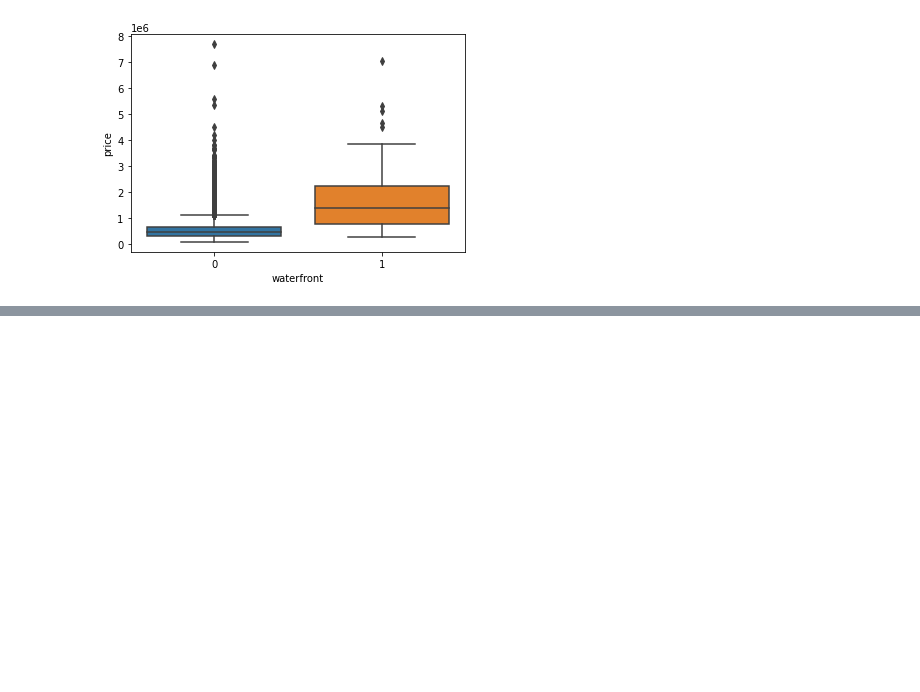
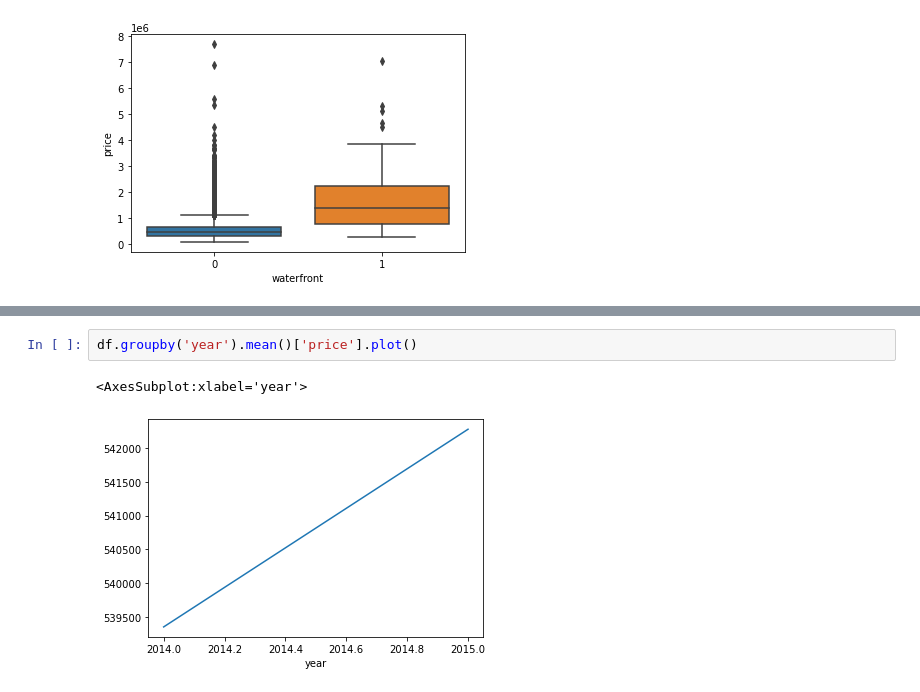
Before and after one commit to MastaMinds/Python_for_Data_Science_and_Machine_Learning, a Jupyter notebook: TensorFlow_FILES/Keras Regression.ipynb, the cells around one changed output, grey strips where cells are left out. Drawn from its saved outputs; the diff is of its cells as text; blank space fills up the shorter version.

```diff
--- a/TensorFlow_FILES/Keras Regression.ipynb
+++ b/TensorFlow_FILES/Keras Regression.ipynb
@@ -169,0 +230,5 @@ sns.boxplot(x = 'waterfront', y = 'price', data =df)
+# %%
+df.groupby('year').mean()['price'].plot()
+# %% [output]
+<AxesSubplot:xlabel='year'>
+[figure, added]
```
Also changed, not shown: parts of 39 cells of this notebook, 1 other file.
